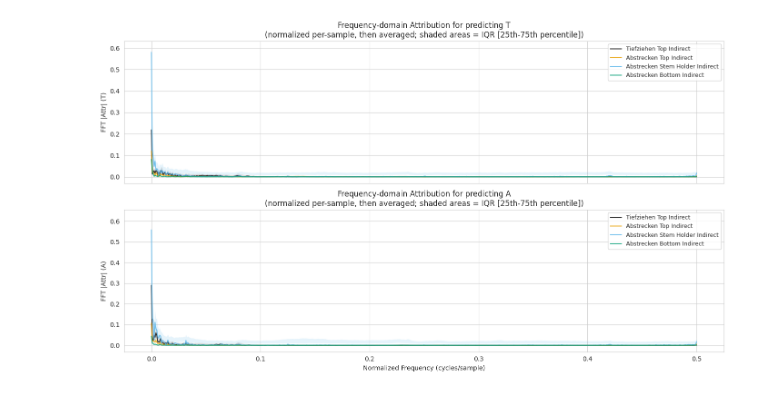
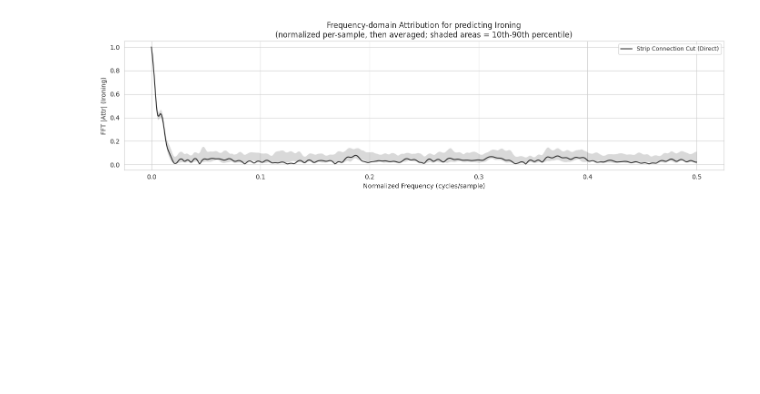
Before and after one commit to felixdivo/sheet-metal-forming-measurement-comparison, a Jupyter notebook: eval-models.ipynb, the cells around one changed output. Saved outputs shown, nothing was run; the diff lists cells and outputs as text; code cells hidden in the pictures; blank space fills up the shorter version.

```diff
--- a/eval-models.ipynb
+++ b/eval-models.ipynb
@@ -232,12 +243,12 @@ Sample A: 3
 # %%
-# Plot class label frequencies for T, A
+# Plot class label frequencies for Deep Drawing and Ironing
 fig, axes = plt.subplots(1, 2, figsize=(10, 4))
 
-for ax, label in zip(axes, ["T", "A"]):
+for ax, label in zip(axes, ["Deep Drawing", "Ironing"]):
     all_labels = torch.cat([
-        getattr(data_module.train_dataset, label),
-        getattr(data_module.val_dataset, label),
-        getattr(data_module.test_dataset, label),
+        getattr(data_module.train_dataset, label.lower().replace(" ", "_")),
+        getattr(data_module.val_dataset, label.lower().replace(" ", "_")),
+        getattr(data_module.test_dataset, label.lower().replace(" ", "_")),
     ])
     unique, counts = torch.unique(all_labels, return_counts=True)
     freq = counts.float()
@@ -381,7 +429,8 @@ wandb_logger = WandbLogger(project="sheet-metal-forming",
 
 # Log hyperparameters
 wandb_logger.experiment.config.update({
-    "signal_portion": data_module.signal_portion.name,
+    "signal_only_channels": signal_only_channels,
+    "classification_target": classification_target.value,
     "n_signals": len(data_module.signal_keys),
     "batch_size": data_module.batch_size,
     "train_samples": len(data_module.train_dataset),
@@ -394,6 +443,7 @@ trainer = Trainer(
     accelerator="auto",
     devices="auto",
     precision="bf16-mixed",
+    fast_dev_run=True,  # Set to False to run full training
     logger=wandb_logger,
 )
 trainer.fit(model, datamodule=data_module)
@@ -584,49 +659,62 @@ plt.show()
 # %%
 # Frequency-domain view of attributions (FFT)
 # Using per-sample normalized attributions then averaged
 from numpy.fft import rfft, rfftfreq
 
-# Use normalized frequency (unit time step)
-freqs = rfftfreq(avg_attr_T.shape[1], d=1.0)
-fft_attr_T = np.abs(rfft(avg_attr_T, axis=1))
-fft_attr_A = np.abs(rfft(avg_attr_A, axis=1))
+# Compute FFT for each target
+fft_attributions = {}
 
-# Compute FFT for all samples (for percentile bands)
-fft_attr_T_all = np.abs(rfft(all_attr_T_normalized.numpy(), axis=2))
-fft_attr_A_all = np.abs(rfft(all_attr_A_normalized.numpy(), axis=2))
+for target_name, attr_data in normalized_attributions.items():
+    # Use the first signal's length for frequency calculation
+    freqs = rfftfreq(attr_data["mean"].shape[1], d=1.0)
 
-# Compute percentiles for distribution-free uncertainty bands
-q25_fft_T = np.percentile(fft_attr_T_all, 25, axis=0)
-q75_fft_T = np.percentile(fft_attr_T_all, 75, axis=0)
-q25_fft_A = np.percentile(fft_attr_A_all, 25, axis=0)
-q75_fft_A = np.percentile(fft_attr_A_all, 75, axis=0)
+    # FFT of mean attribution
+    fft_attr = np.abs(rfft(attr_data["mean"], axis=1))
 
-fig, axes = plt.subplots(2, 1, figsize=(14, 8), sharex=True)
+    # FFT of all samples for percentiles
+    fft_attr_all = np.abs(rfft(attr_data["all"].numpy(), axis=2))
+    q10_fft = np.percentile(fft_attr_all, 10, axis=0)
+    q90_fft = np.percentile(fft_attr_all, 90, axis=0)
 
-for ax, fft_attr, q25_fft, q75_fft, label in zip(axes,
-                                                 [fft_attr_T, fft_attr_A],
-                                                 [q25_fft_T, q25_fft_A],
-                                                 [q75_fft_T, q75_fft_A],
-                                                 ["T", "A"]):
+    fft_attributions[target_name] = {
+        "freqs": freqs,
+        "mean": fft_attr,
+        "q10": q10_fft,
+        "q90": q90_fft,
+    }
+
+n_targets = len(fft_attributions)
+fig, axes = plt.subplots(n_targets, 1, figsize=(14, 4 * n_targets), sharex=True)
+
+# Handle case where there's only one target
+if n_targets == 1:
+    axes = [axes]
+
+for ax, (target_name, fft_data) in zip(axes, fft_attributions.items()):
+    freqs = fft_data["freqs"]
+    fft_attr = fft_data["mean"]
+    q10_fft = fft_data["q10"]
+    q90_fft = fft_data["q90"]
+
     for i, signal_name in enumerate(data_module.signal_keys):
         readable_name = CHANNEL_MAPPING[signal_name]
 
         # Plot mean
         ax.plot(freqs, fft_attr[i], label=readable_name,
                 alpha=0.8, linewidth=1.5)
 
-        # Add IQR band (25th-75th percentile)
-        ax.fill_between(freqs, q25_fft[i], q75_fft[i], alpha=0.15)
+        # Add 10-90 percentile band
+        ax.fill_between(freqs, q10_fft[i], q90_fft[i], alpha=0.15)
 
-    ax.set_ylabel(f"FFT |Attr| ({label})")
+    ax.set_ylabel(f"FFT |Attr| ({target_name})")
     ax.set_title(
-        f"Frequency-domain Attribution for predicting {label}\n(normalized per-sample, then averaged; shaded areas = IQR [25th-75th percentile])")
+        f"Frequency-domain Attribution for predicting {target_name}\n(normalized per-sample, then averaged; shaded areas = 10th-90th percentile)")
     ax.legend(loc="upper right", fontsize=9)
 
 axes[-1].set_xlabel("Normalized Frequency (cycles/sample)")
 plt.tight_layout()
 plt.show()
 # %% [output]
-[figure, old version]
+[figure, new version]
 # %%
 # Zoomed-in view of low-frequency FFT attribution (first 5%)
```
Also changed, not shown: parts of 14 cells of this notebook, 2 other files.
